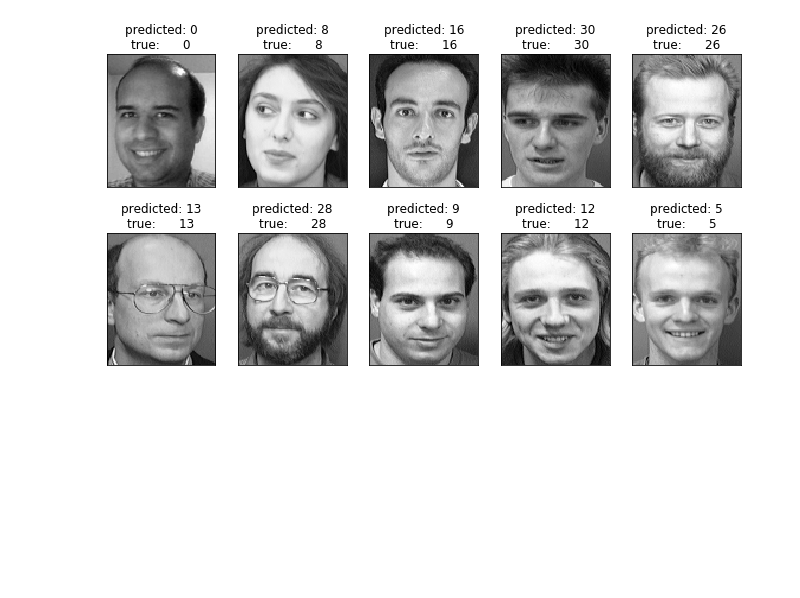
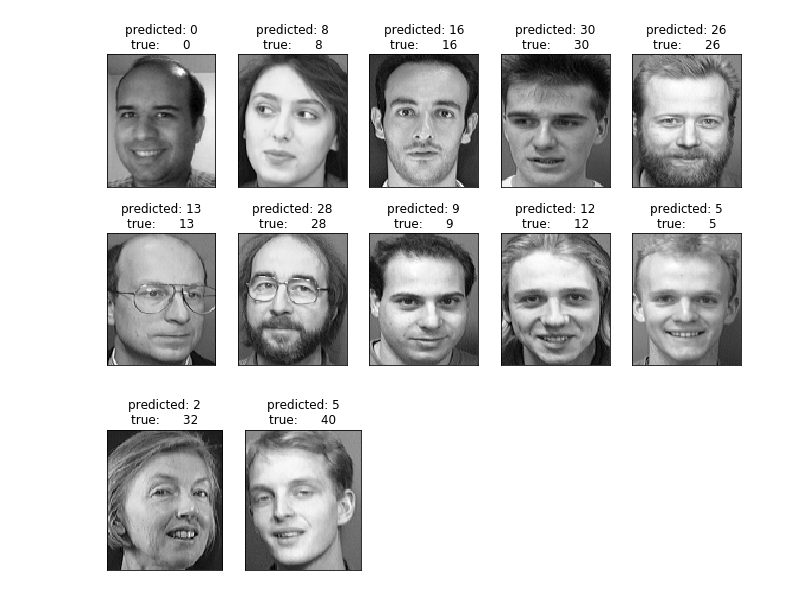
Before and after one commit to tiagoleonmelo/face-recognition, a Jupyter notebook: Face Recognition.ipynb, the cells around one changed output. Drawn from its saved outputs; the diff is of its cells as text; code cells hidden in the pictures; blank space fills up the shorter version.

```diff
--- a/Face Recognition.ipynb
+++ b/Face Recognition.ipynb
@@ -310,3 +310,14 @@ plt.show()
 # Splitting the Data into Train, Valid and Test sets
 # %% [markdown]
 Now that we are going to try out different machine learning models, we need a validation set in order to benchmark how well different models perform against each other. That being said we will split our data into train (60%), validation (20%) and test (20%) sets.
+# %%
+X_test = []
+
+for i in range(41):
+    for img in range(X_full.shape[0]):
+        if X_full[img][-1] == i:
+            X_full = np.delete(X_full, img, axis=0)
+            X_test.append(X_full[img])
+            break
+
+X_full.shape
@@ -314,12 +327,15 @@ Now that we are going to try out different machine learning models, we need a va
 # 60 20 20
 ratio = [0.6, 0.2, 0.2]
 
-train_idx = int(ratio[0] * X_full.shape[0])
-valid_idx = int(train_idx + ratio[1] * X_full.shape[0])
+train_idx = int(ratio[0] * 410)
+valid_idx = int(train_idx + ratio[1] * 410)
 
 X_train = X_full[:train_idx][:]
 X_valid = X_full[train_idx:valid_idx][:]
-X_test = X_full[valid_idx:][:]
+
+X_test = np.append(X_test, X_full[valid_idx:][:])
+X_test = np.array(X_test)
+X_test = X_test.reshape((82, 10305))
 
 print(X_train.shape)
 print(X_valid.shape)
@@ -1067,3 +1089,7 @@ prediction_titles = [title(y_pred, X_test[:, -1], range(0,41), i)
 plot_gallery(X_test[:, :-1], prediction_titles, DIMS[0], DIMS[1])
 # %% [output]
 [figure]
+# %%
+plot_gallery(X_test[:, :-1][np.where(y_pred != X_test[:, -1])], np.array(prediction_titles)[np.where(y_pred != X_test[:, -1])], DIMS[0], DIMS[1], n_row=1, n_col=2)
+# %% [output]
+[figure, added]
```
Also changed, not shown: parts of 5 cells of this notebook, 1 other file.
